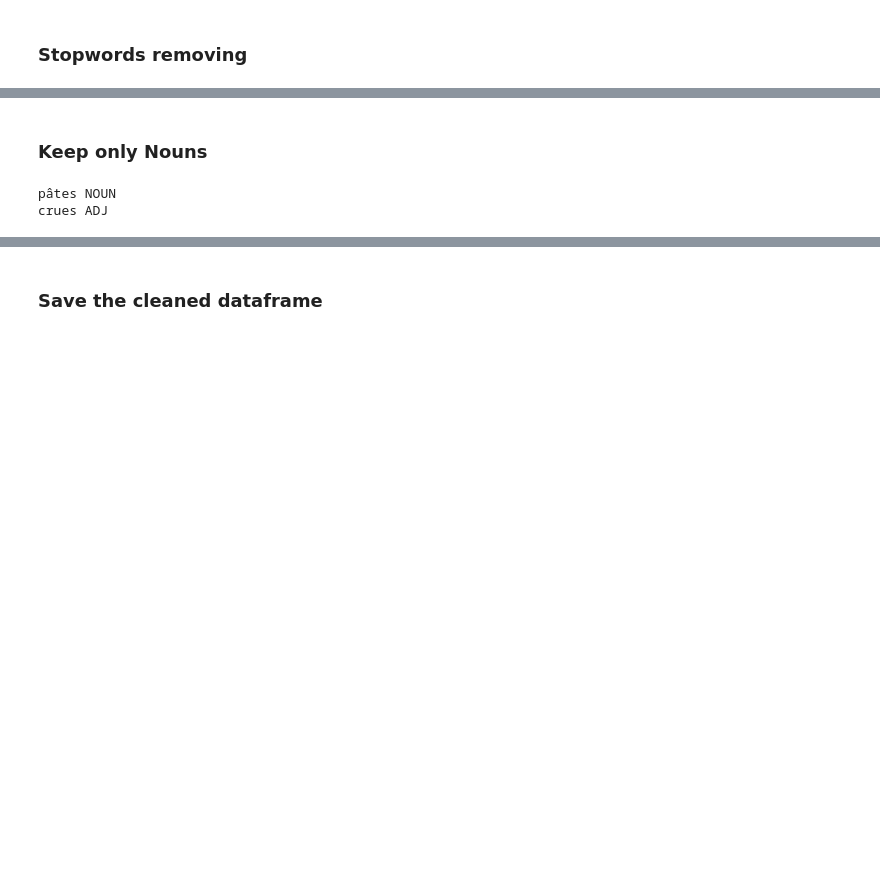
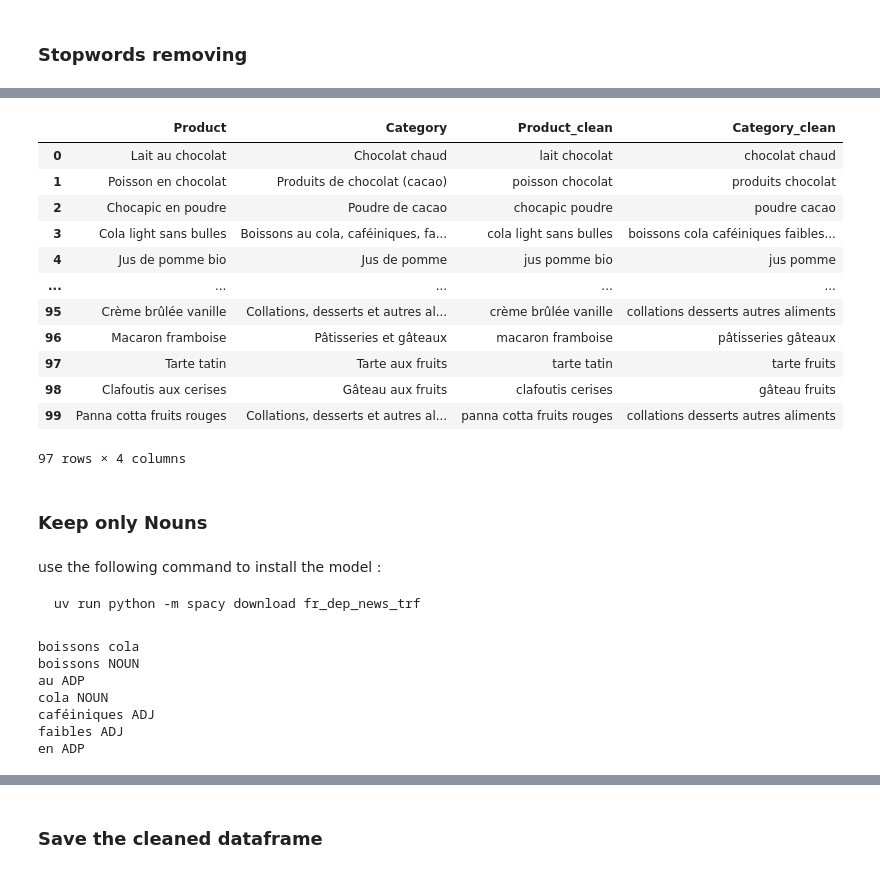
Before and after one commit to ITSAIDI/test_technique_chemosens, a Jupyter notebook: main.ipynb, the cells around one changed output, grey strips where cells are left out. Drawn from its saved outputs; the diff is of its cells as text; code cells hidden in the pictures; blank space fills up the shorter version.

````diff
--- a/main.ipynb
+++ b/main.ipynb
@@ -59,7 +138,3 @@ len(french_stopwords)
 def remove_french_stopwords(text):
     words = re.findall(r'\b\w+\b', text.lower())
     return ' '.join([w for w in words if w not in french_stopwords])
-
-# Apply to both columns
-trainDf_Cleaned['Product_clean'] = trainDf_Cleaned['Product'].apply(remove_french_stopwords)
-trainDf_Cleaned['Category_clean'] = trainDf_Cleaned['Category'].apply(remove_french_stopwords)
@@ -68,3 +141,28 @@ trainDf_Cleaned
+# %%
+# Apply to both columns
+trainDf_Cleaned['Product_clean'] = trainDf_Cleaned['Product_clean'].apply(remove_french_stopwords)
+trainDf_Cleaned['Category_clean'] = trainDf_Cleaned['Category_clean'].apply(remove_french_stopwords)
+trainDf_Cleaned
+# %% [output]
+|  | Product | Category | Product_clean | Category_clean |
+| 0 | Lait au chocolat | Chocolat chaud | lait chocolat | chocolat chaud |
+| 1 | Poisson en chocolat | Produits de chocolat (cacao) | poisson chocolat | produits chocolat |
+| 2 | Chocapic en poudre | Poudre de cacao | chocapic poudre | poudre cacao |
+| 3 | Cola light sans bulles | Boissons au cola, caféiniques, fa... | cola light sans bulles | boissons cola caféiniques faibles... |
+| 4 | Jus de pomme bio | Jus de pomme | jus pomme bio | jus pomme |
+| ... | ... | ... | ... | ... |
+| 95 | Crème brûlée vanille | Collations, desserts et autres al... | crème brûlée vanille | collations desserts autres aliments |
+| 96 | Macaron framboise | Pâtisseries et gâteaux | macaron framboise | pâtisseries gâteaux |
+| 97 | Tarte tatin | Tarte aux fruits | tarte tatin | tarte fruits |
+| 98 | Clafoutis aux cerises | Gâteau aux fruits | clafoutis cerises | gâteau fruits |
+| 99 | Panna cotta fruits rouges | Collations, desserts et autres al... | panna cotta fruits rouges | collations desserts autres aliments |
+97 rows × 4 columns
 # %% [markdown]
 ### Keep only Nouns
+# %% [markdown]
+use the following command to install the model :
+
+```bash
+uv run python -m spacy download fr_dep_news_trf
+```
 # %%
@@ -73,7 +177,16 @@ nlp = spacy.load("fr_dep_news_trf")
 # %%
-doc = nlp("pâtes crues")
+# Example
+
+print(keep_nouns("boissons au cola caféiniques faibles en "))
+
+doc = nlp("boissons au cola caféiniques faibles en ")
 for token in doc:
     print(token.text, token.pos_)
 # %% [output]
-pâtes NOUN
-crues ADJ
+boissons cola
+boissons NOUN
+au ADP
+cola NOUN
+caféiniques ADJ
+faibles ADJ
+en ADP
````
Also changed, not shown: parts of 24 cells of this notebook, 4 other files.
